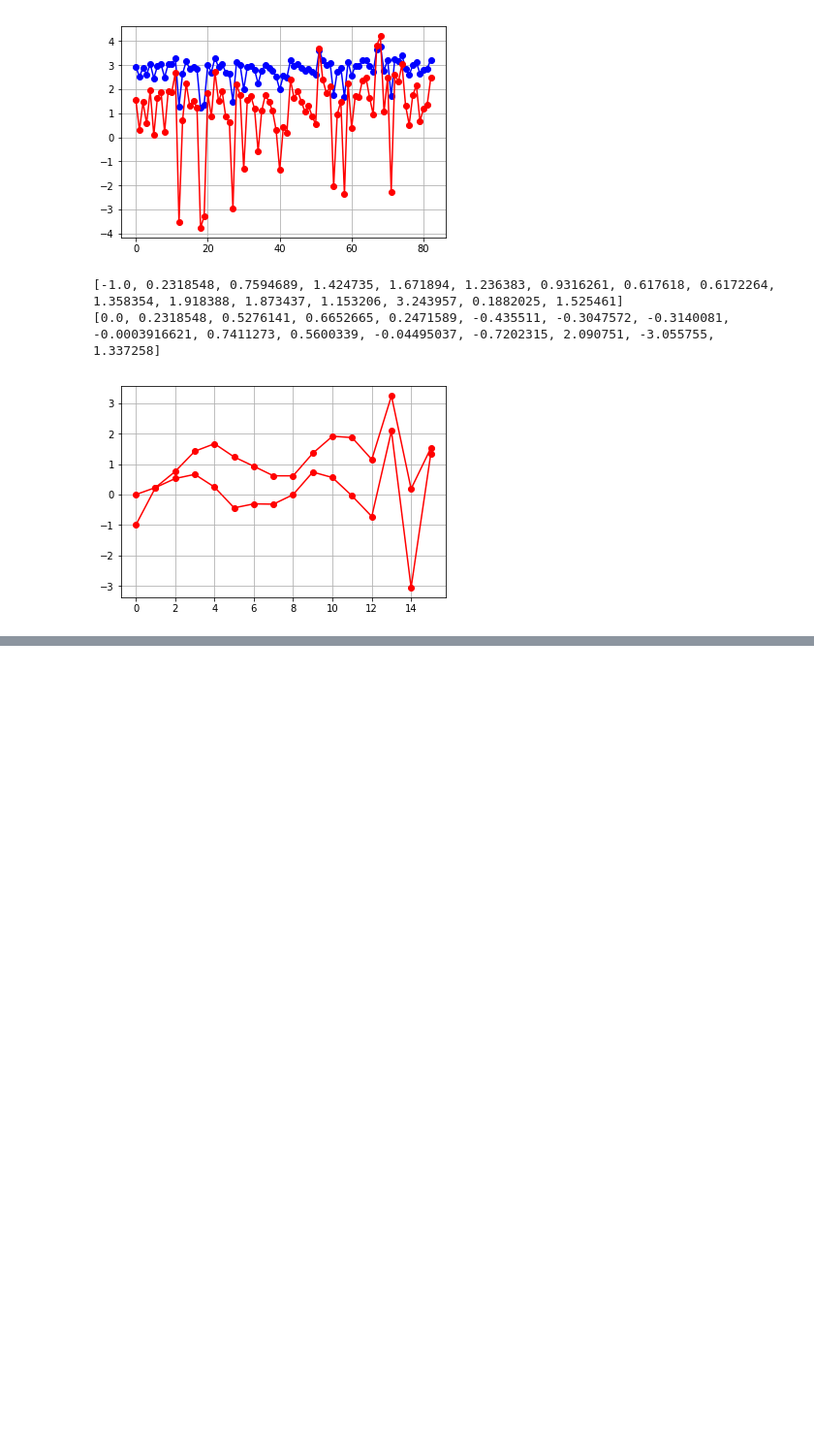
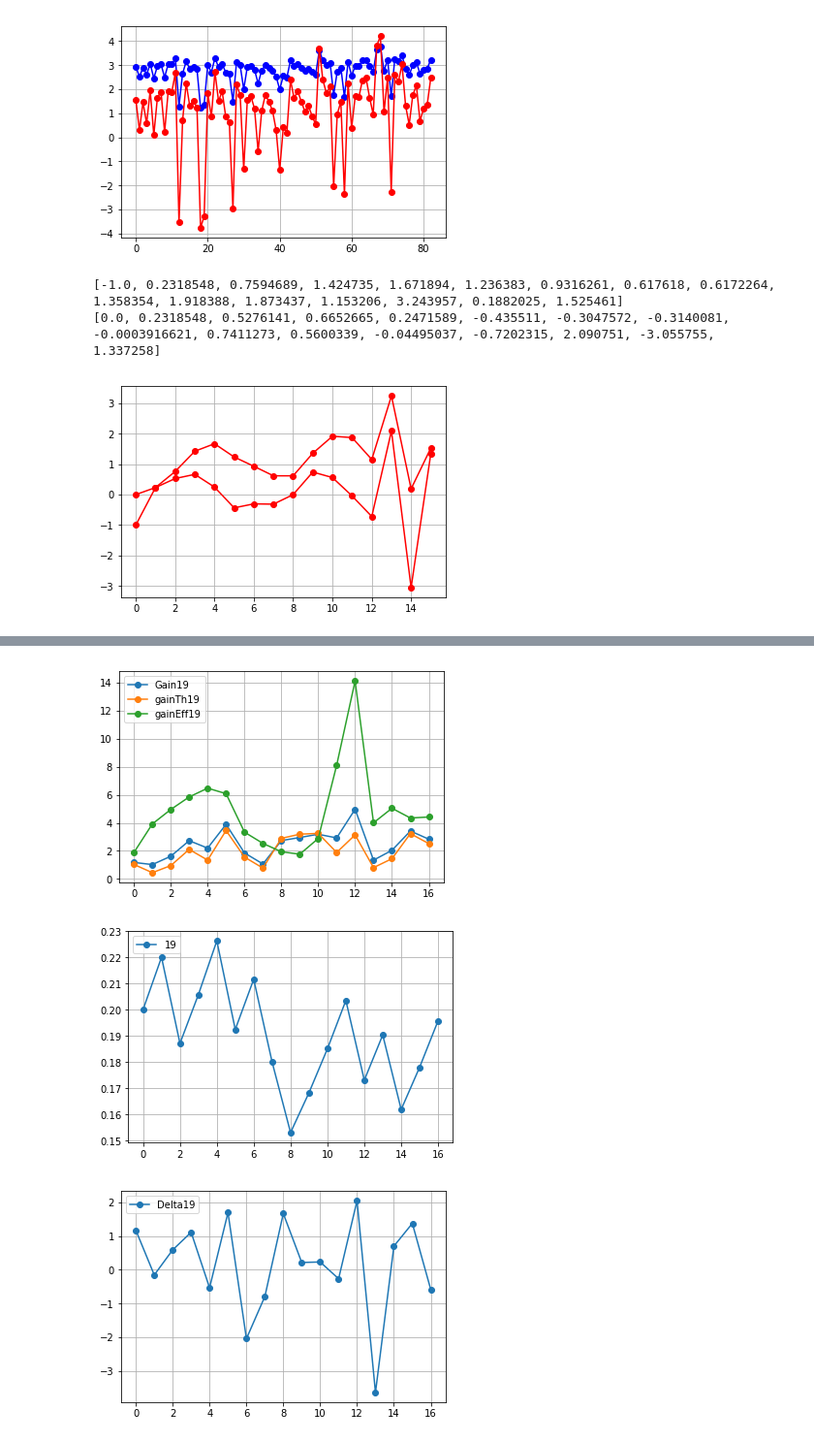
Before and after one commit to AndreeaStefan/SmartuistWrapper, a Jupyter notebook: evaluation/PlotResults.ipynb, the cells around one changed output, grey strips where cells are left out. Shown: that part at 97% size. Saved outputs shown, nothing was run; the diff lists cells and outputs as text; code cells hidden in the pictures; blank space fills up the shorter version.

```diff
--- a/evaluation/PlotResults.ipynb
+++ b/evaluation/PlotResults.ipynb
@@ -170,0 +196,62 @@ Total time 5.744183333333333
+# %%
+# gain
+players = [ 19]
+for p in players:
+    tmp = gradientStats[p]
+    learningRate = []
+    gain = []
+    prevGain = []
+    gainEff = []
+    gainTh = []
+    for words in tmp:
+        gain.append(float(words[5]))
+        gainTh.append(float(words[3]))
+        gainEff.append(float(words[2]))
+
+
+    x = list(range(0, len(gain)))
+    plt.plot(x, gain, 'o-', label="Gain"+str(p))
+    plt.plot(x, gainTh, 'o-', label="gainTh"+str(p))
+    plt.plot(x, gainEff, 'o-', label="gainEff"+str(p))
+
+plt.legend(loc='upper left')
+plt.grid(True)
+plt.show()
+
+# learning rate
+players = [19]
+for p in players:
+    tmp = gradientStats[p]
+    learningRate = []
+    for words in tmp:
+        learningRate.append(float(words[6]))
+
+    x = list(range(0, len(learningRate)))
+    plt.plot(x, learningRate, 'o-', label=p)
+
+
+plt.legend(loc='upper left')
+plt.grid(True)
+plt.show()
+
+
+# delta
+players = [ 19]
+for p in players:
+    tmp = gradientStats[p]
+    gain = []
+    prevGain = []
+    for words in tmp:
+        gain.append(float(words[5]))
+        prevGain.append(float(words[4]))
+
+    delta = np.array(gain) - np.array(prevGain)
+    x = list(range(0, len(delta)))
+    plt.plot(x, delta, 'o-', label="Delta"+str(p))
+plt.legend(loc='upper left')
+plt.grid(True)
+plt.show()
+# %% [output]
+[figure, added]
+[figure, added]
+[figure, added]
```
Also changed, not shown: parts of 3 cells of this notebook, 19 other files.
